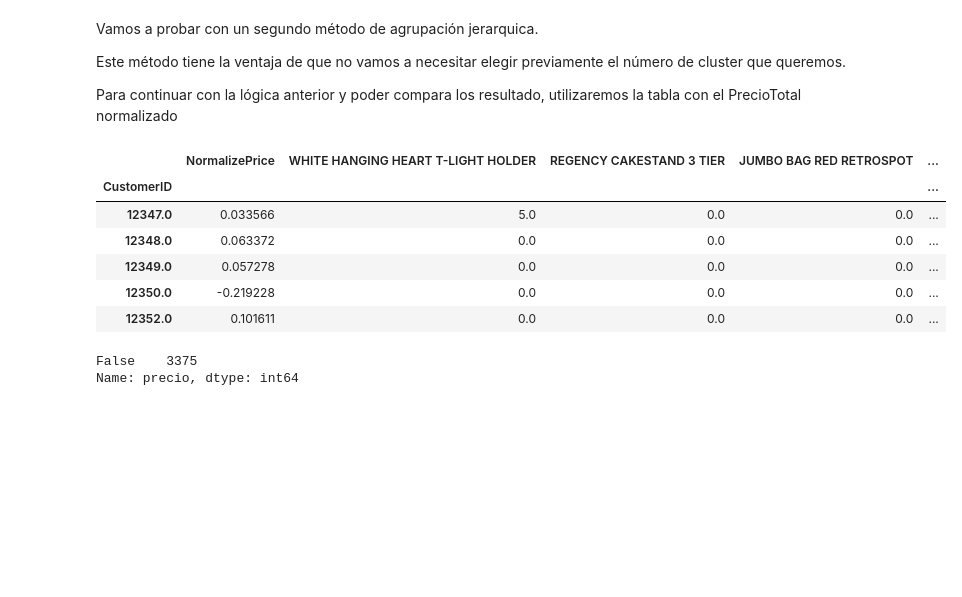
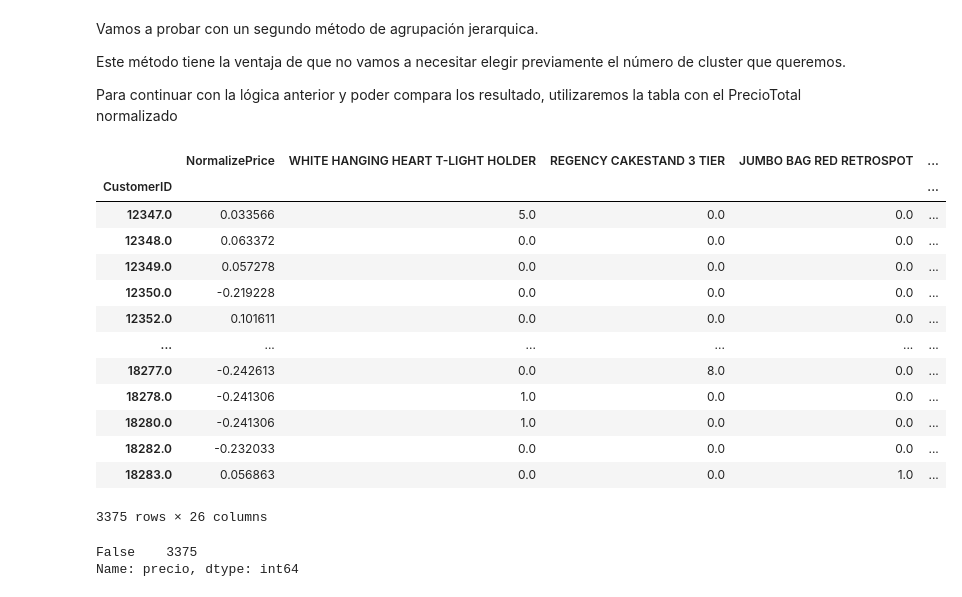
Before and after one commit to SBGuillermo/TFM-AnalisisComercio, a Jupyter notebook: Notebooks/5_Unsupervised_learning.ipynb, the cells around one changed output. Drawn from its saved outputs; the diff is of its cells as text; code cells hidden in the pictures; blank space fills up the shorter version.

```diff
--- a/Notebooks/5_Unsupervised_learning.ipynb
+++ b/Notebooks/5_Unsupervised_learning.ipynb
@@ -871,15 +886,22 @@ Este método tiene la ventaja de que no vamos a necesitar elegir previamente el
 
 Para continuar con la lógica anterior y poder compara los resultado, utilizaremos la tabla con el PrecioTotal normalizado
 # %%
-NormalizePrize_data_total.head()
+NormalizePrize_data_total
 # %% [output]
 |  | NormalizePrice | WHITE HANGING HEART T-LIGHT HOLDER | REGENCY CAKESTAND 3 TIER | JUMBO BAG RED RETROSPOT | ... |
 | CustomerID |  |  |  |  | ... |
 | 12347.0 | 0.033566 | 5.0 | 0.0 | 0.0 | ... |
 | 12348.0 | 0.063372 | 0.0 | 0.0 | 0.0 | ... |
 | 12349.0 | 0.057278 | 0.0 | 0.0 | 0.0 | ... |
 | 12350.0 | -0.219228 | 0.0 | 0.0 | 0.0 | ... |
 | 12352.0 | 0.101611 | 0.0 | 0.0 | 0.0 | ... |
+| ... | ... | ... | ... | ... | ... |
+| 18277.0 | -0.242613 | 0.0 | 8.0 | 0.0 | ... |
+| 18278.0 | -0.241306 | 1.0 | 0.0 | 0.0 | ... |
+| 18280.0 | -0.241306 | 1.0 | 0.0 | 0.0 | ... |
+| 18282.0 | -0.232033 | 0.0 | 0.0 | 0.0 | ... |
+| 18283.0 | 0.056863 | 0.0 | 0.0 | 1.0 | ... |
+3375 rows × 26 columns
 # %%
 tt = pd.DataFrame()
 tt['precio'] = NormalizePrize_data_total.NormalizePrice == 0
```
Also changed, not shown: parts of 13 cells of this notebook.
